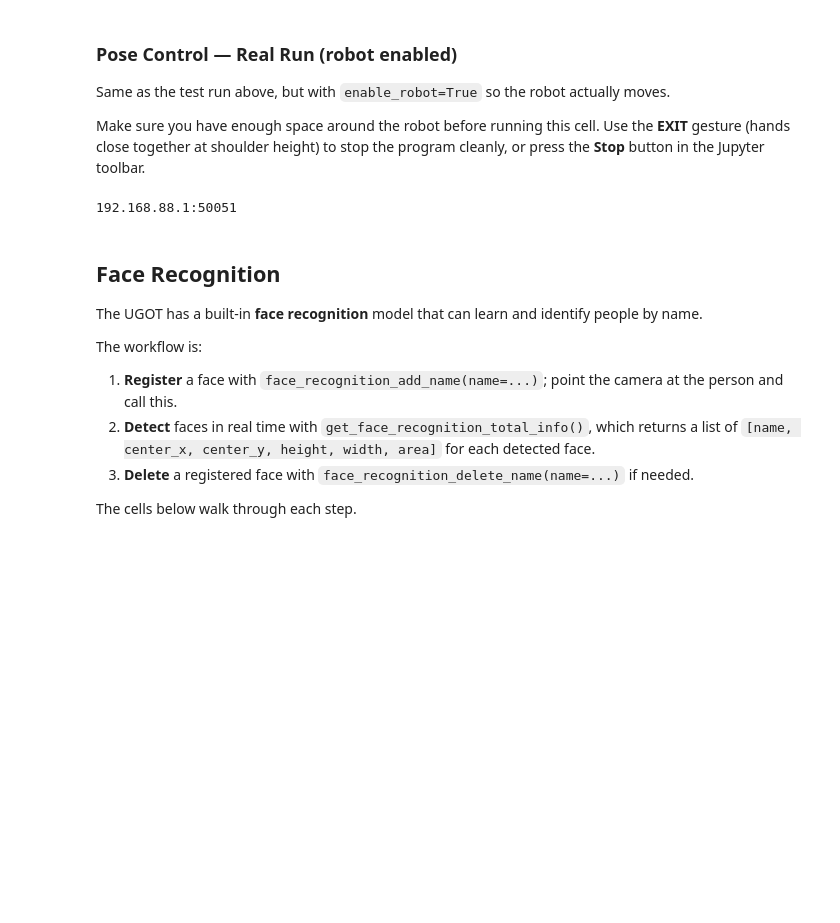
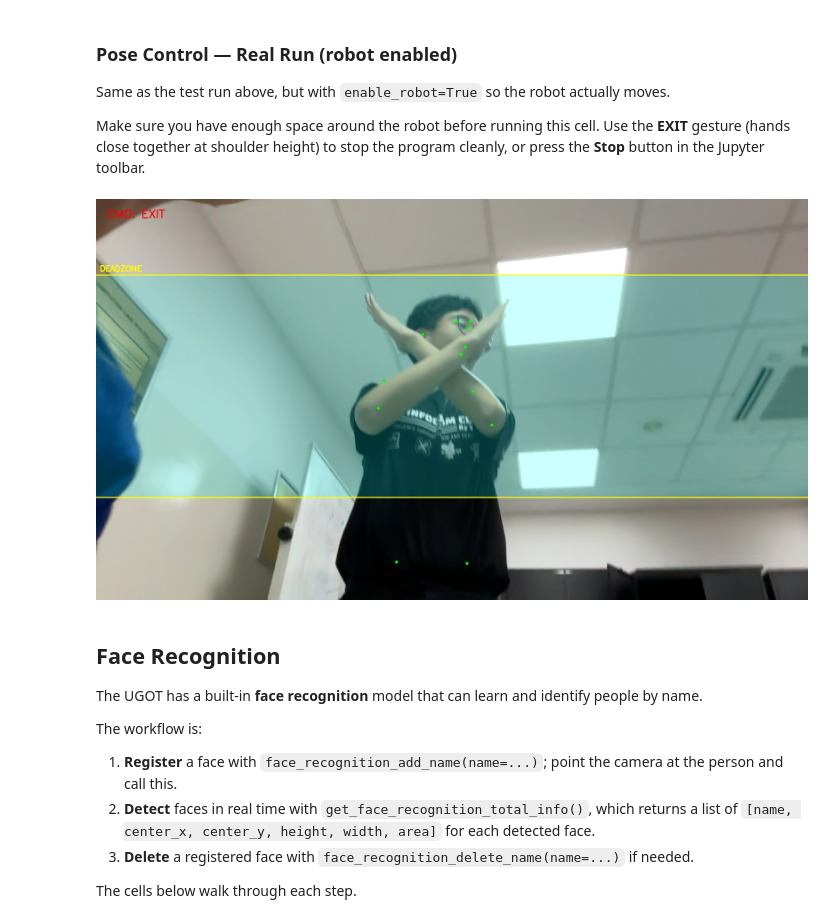
Before and after one commit to Bach2011/National-Youth-Tech-Championship-2026, a Jupyter notebook: mar_28_documented.ipynb, the cells around one changed output. Saved outputs shown, nothing was run; the diff lists cells and outputs as text; code cells hidden in the pictures; blank space fills up the shorter version.

```diff
--- a/mar_28_documented.ipynb
+++ b/mar_28_documented.ipynb
@@ -261,24 +264,24 @@ Make sure you have enough space around the robot before running this cell. Use t
 # %%
 try:
     run_pose_control_inline(
         robot_ip="192.168.88.1",
         forward_speed=30,
         backward_speed=30,
         turn_speed=45,
-        camera_index=0,
+        camera_index=1,
         model_path="yolov8n-pose.pt",
         up_margin_factor=0.6,
         down_margin_factor=0.6,
         min_conf=0.3,
         enable_robot=True,  # <-- Robot is ENABLED: it will now move!
         debounce_frames=2,
         max_frames=None,
     )
 
 except KeyboardInterrupt:
     print("Done")
 # %% [output]
-192.168.88.1:50051
+[figure, added]
 # %% [markdown]
 ## Face Recognition
 
```
Also changed, not shown: parts of 1 cell of this notebook, 3 other files.
